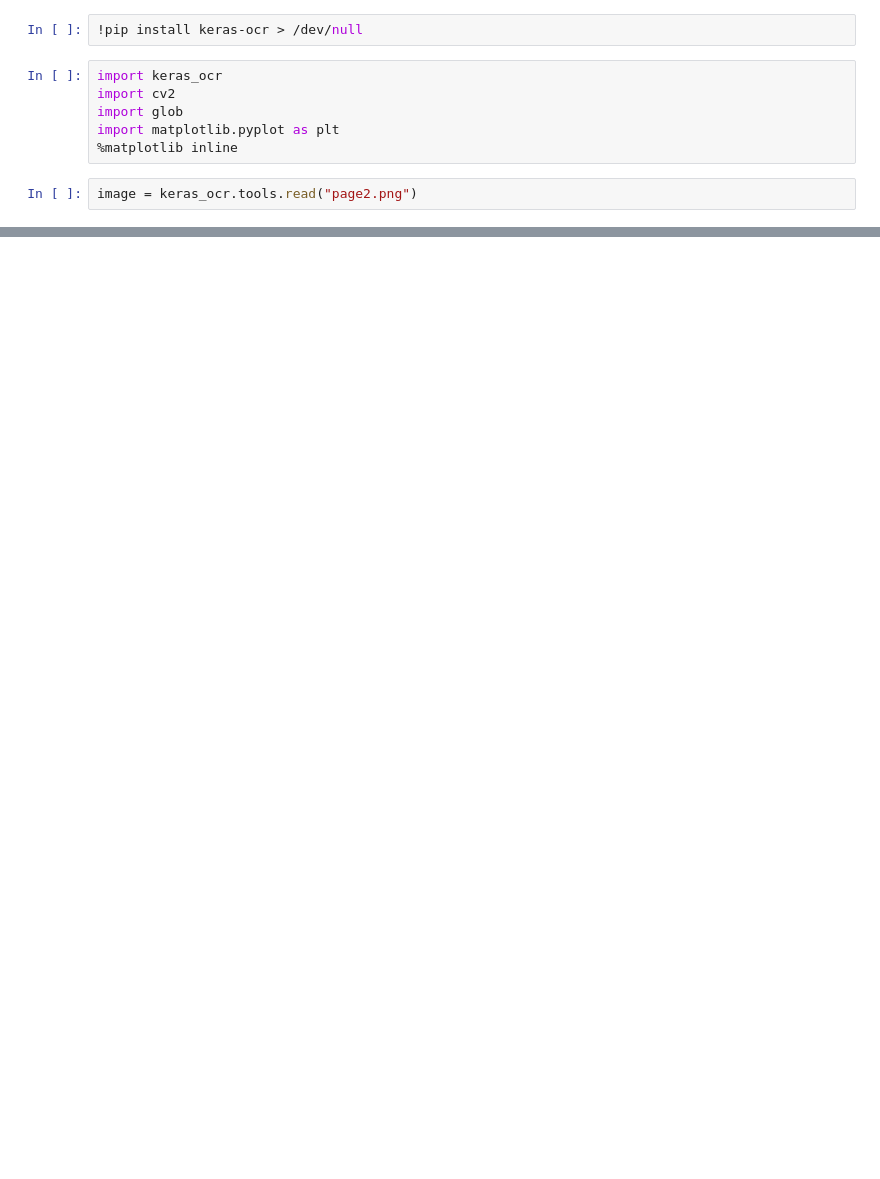
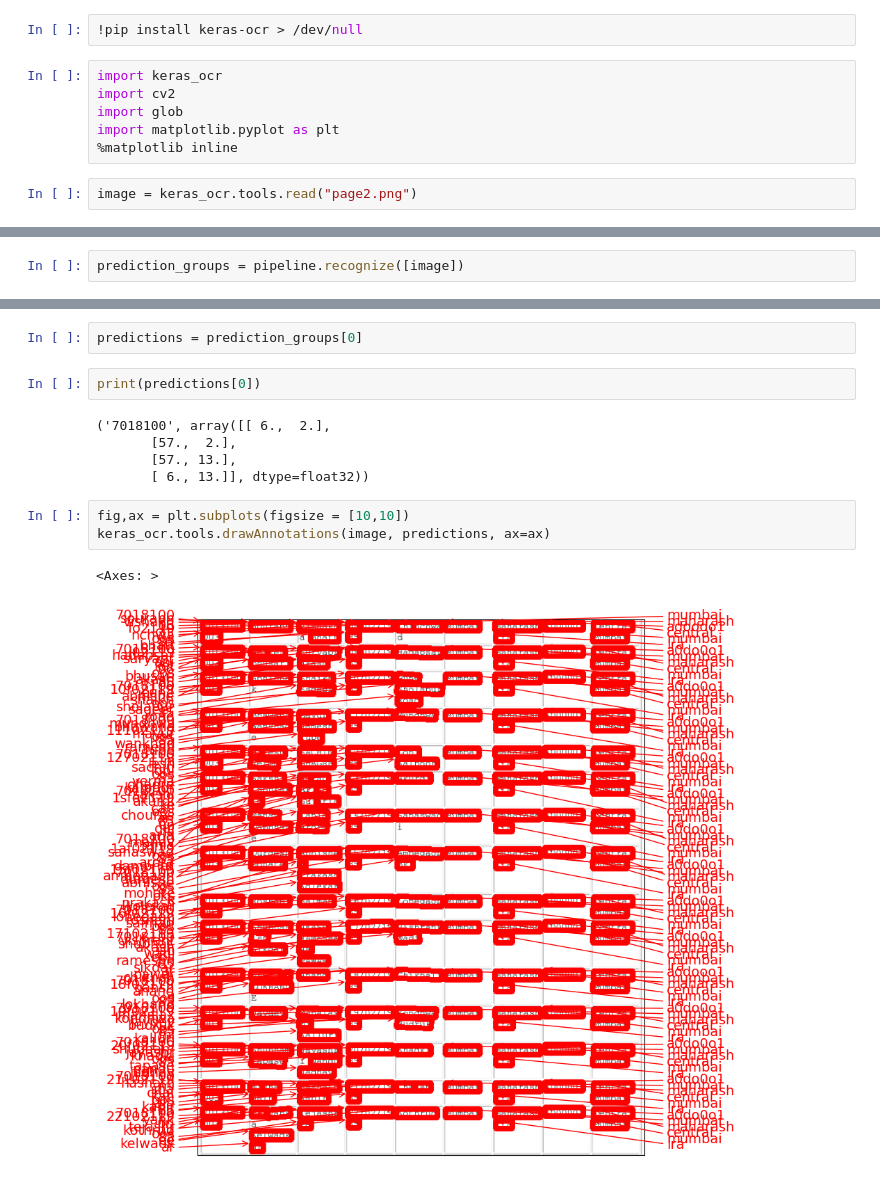
Before and after one commit to mitrasubham/OpenCVLLM, a Jupyter notebook: Text Recognition using CRNN.ipynb, the cells around one changed output, grey strips where cells are left out. Cells and saved outputs as stored; diff of their text form; blank space fills up the shorter version.

```diff
--- a/Text Recognition using CRNN.ipynb
+++ b/Text Recognition using CRNN.ipynb
@@ -21,0 +43,2 @@ ValueError: Unrecognized keyword arguments passed to Dense: {'weights': [array([
+# %%
+prediction_groups = pipeline.recognize([image])
@@ -21,0 +68,15 @@ ValueError: Unrecognized keyword arguments passed to Dense: {'weights': [array([
+# %%
+predictions = prediction_groups[0]
+# %%
+print(predictions[0])
+# %% [output]
+('7018100', array([[ 6.,  2.],
+       [57.,  2.],
+       [57., 13.],
+       [ 6., 13.]], dtype=float32))
+# %%
+fig,ax = plt.subplots(figsize = [10,10])
+keras_ocr.tools.drawAnnotations(image, predictions, ax=ax)
+# %% [output]
+<Axes: >
+[figure, added]
```
Also changed, not shown: parts of 4 cells of this notebook.
